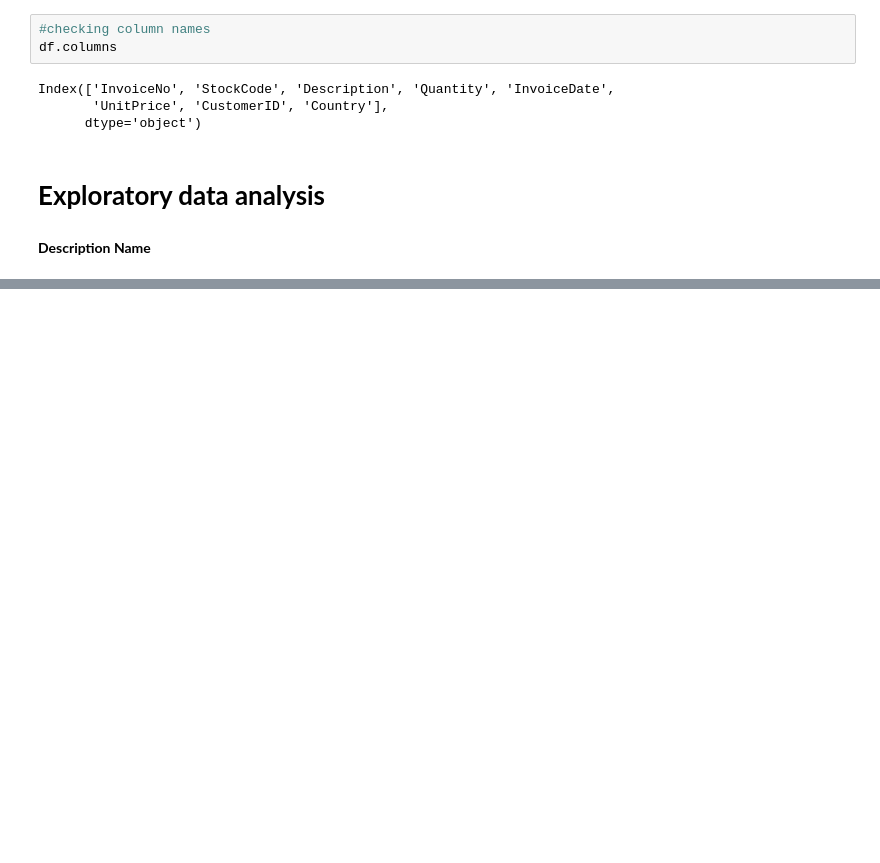
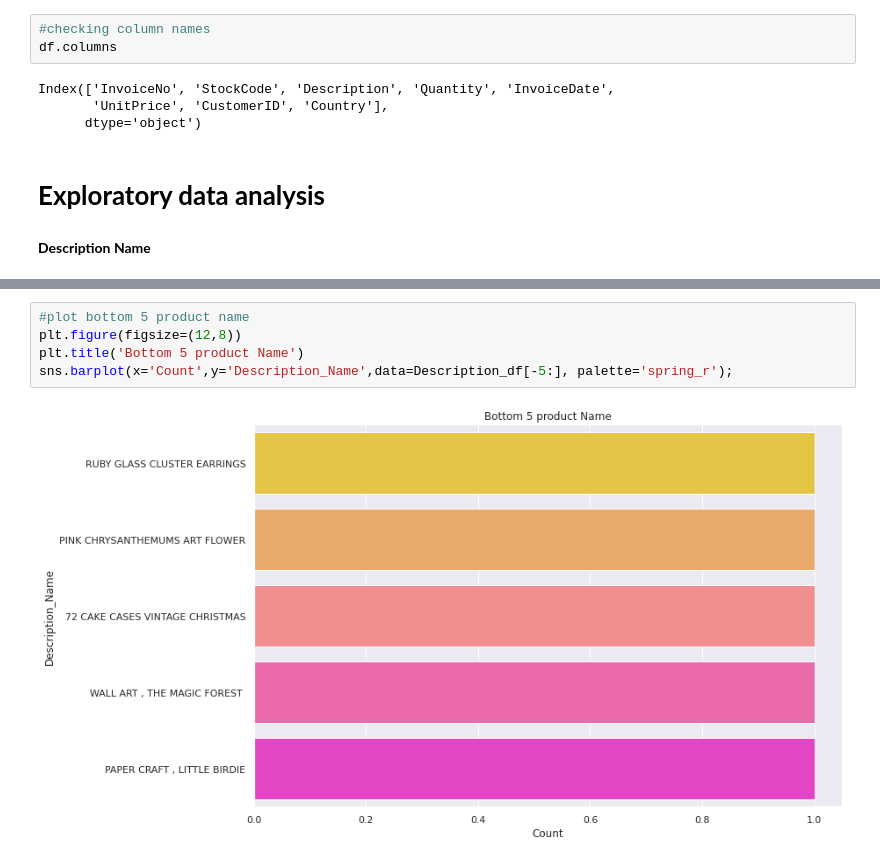
Before and after one commit to PranayUmredkar97/Online-Retail-Customer-Segmentation, a Jupyter notebook: Online_Retail_Customer_Segmentation_Capstone_Project.ipynb, the cells around one changed output, grey strips where cells are left out. Saved outputs shown, nothing was run; the diff lists cells and outputs as text; blank space fills up the shorter version.

```diff
--- a/Online_Retail_Customer_Segmentation_Capstone_Project.ipynb
+++ b/Online_Retail_Customer_Segmentation_Capstone_Project.ipynb
@@ -206,0 +248,7 @@ Index(['InvoiceNo', 'StockCode', 'Description', 'Quantity', 'InvoiceDate',
+# %%
+#plot bottom 5 product name
+plt.figure(figsize=(12,8))
+plt.title('Bottom 5 product Name')
+sns.barplot(x='Count',y='Description_Name',data=Description_df[-5:], palette='spring_r');
+# %% [output]
+[figure, added]
```
Also changed, not shown: parts of 29 cells of this notebook.
